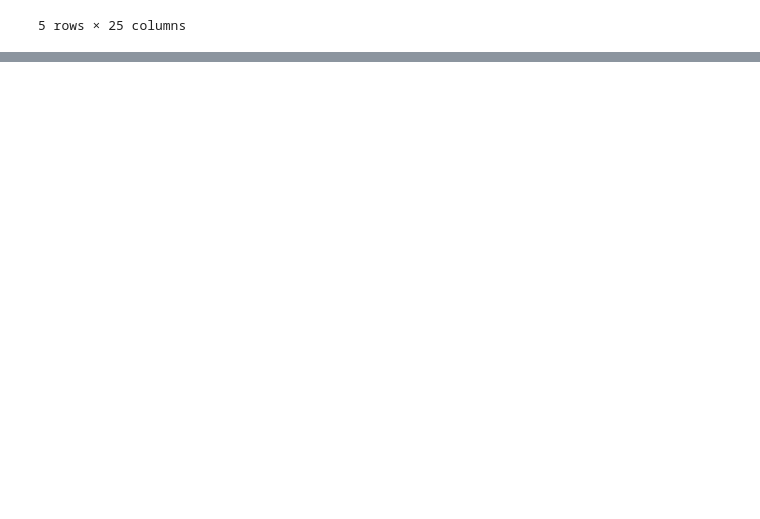
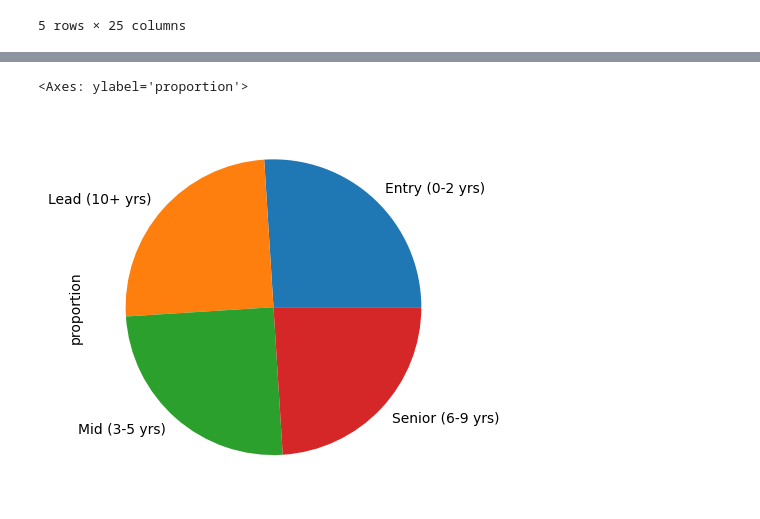
Before and after one commit to AndresMontesDeOca/Analisis-de-Datos, a Jupyter notebook: TP2.ipynb, the cells around one changed output, grey strips where cells are left out. Cells and saved outputs as stored; diff of their text form; code cells hidden in the pictures; blank space fills up the shorter version.

```diff
--- a/TP2.ipynb
+++ b/TP2.ipynb
@@ -67,0 +149,5 @@ None
+# %%
+data['experience_level'].value_counts(normalize=True).round(2).sort_index().plot(kind='pie')
+# %% [output]
+<Axes: ylabel='proportion'>
+[figure, added]
```
Also changed, not shown: parts of 11 cells of this notebook.
